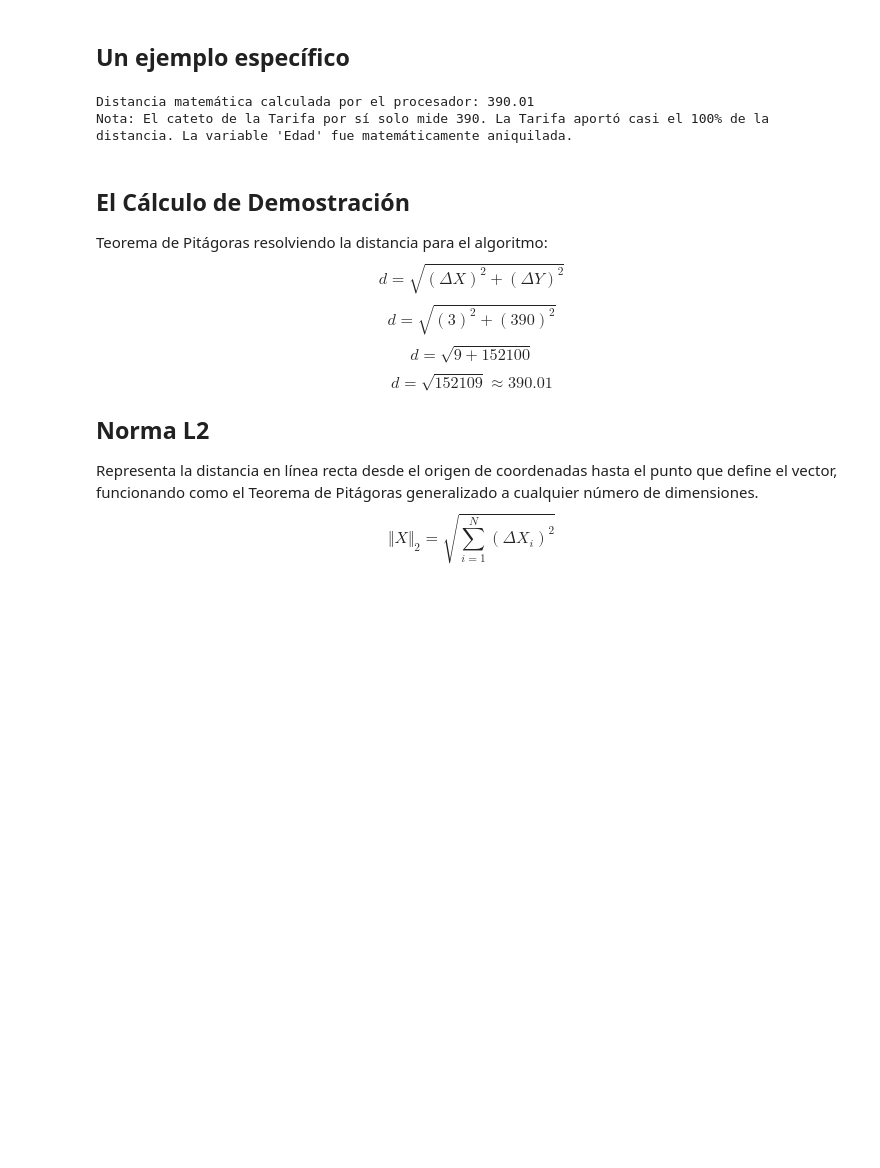
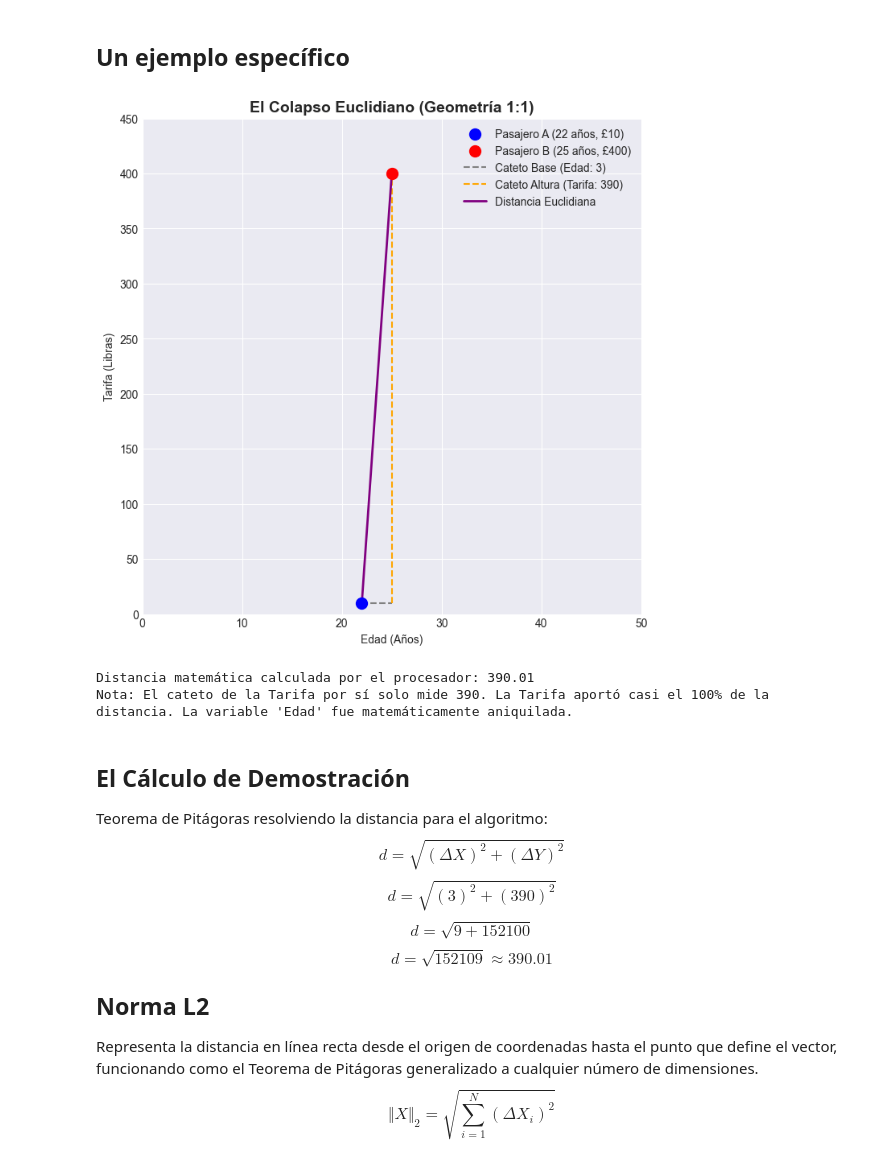
Before and after one commit to ElNito7/MineriaDeDatos, a Jupyter notebook: 08-DataGeometry_1.ipynb, the cells around one changed output. Saved outputs shown, nothing was run; the diff lists cells and outputs as text; code cells hidden in the pictures; blank space fills up the shorter version.

```diff
--- a/08-DataGeometry_1.ipynb
+++ b/08-DataGeometry_1.ipynb
@@ -29,36 +32,35 @@ La escala del dinero es tan grande que "aplasta" a la variable de la edad en el
 A = np.array([22, 10])
 B = np.array([25, 400])
 
 
-# fig, ax = plt.subplots(figsize=(8, 8))
+fig, ax = plt.subplots(figsize=(8, 8))
 
-"""
 ax.scatter(A[0], A[1], color='blue', s=100, label='Pasajero A (22 años, £10)', zorder=5)
 ax.scatter(B[0], B[1], color='red', s=100, label='Pasajero B (25 años, £400)', zorder=5)
 
 
 ax.plot([A[0], B[0]], [A[1], A[1]], color='gray', linestyle='--', label='Cateto Base (Edad: 3)')
 ax.plot([B[0], B[0]], [A[1], B[1]], color='orange', linestyle='--', label='Cateto Altura (Tarifa: 390)')
 
 
 ax.plot([A[0], B[0]], [A[1], B[1]], color='purple', linewidth=2, label='Distancia Euclidiana')
 
 
 # ax.set_aspect('equal', adjustable='box')
 
 ax.set_xlim(0, 50)
 ax.set_ylim(0, 450)
 ax.set_title("El Colapso Euclidiano (Geometría 1:1)", fontsize=14, fontweight='bold')
 ax.set_xlabel("Edad (Años)")
 ax.set_ylabel("Tarifa (Libras)")
 ax.legend()
 plt.show()
-"""
 
 distancia = np.linalg.norm(B - A)
 print(f"Distancia matemática calculada por el procesador: {distancia:.2f}")
 print("Nota: El cateto de la Tarifa por sí solo mide 390. La Tarifa aportó casi el 100% de la distancia. La variable 'Edad' fue matemáticamente aniquilada.")
 # %% [output]
+[figure, added]
 Distancia matemática calculada por el procesador: 390.01
 Nota: El cateto de la Tarifa por sí solo mide 390. La Tarifa aportó casi el 100% de la distancia. La variable 'Edad' fue matemáticamente aniquilada.
 # %% [markdown]
```
Also changed, not shown: parts of 2 cells of this notebook, 2 other files.
